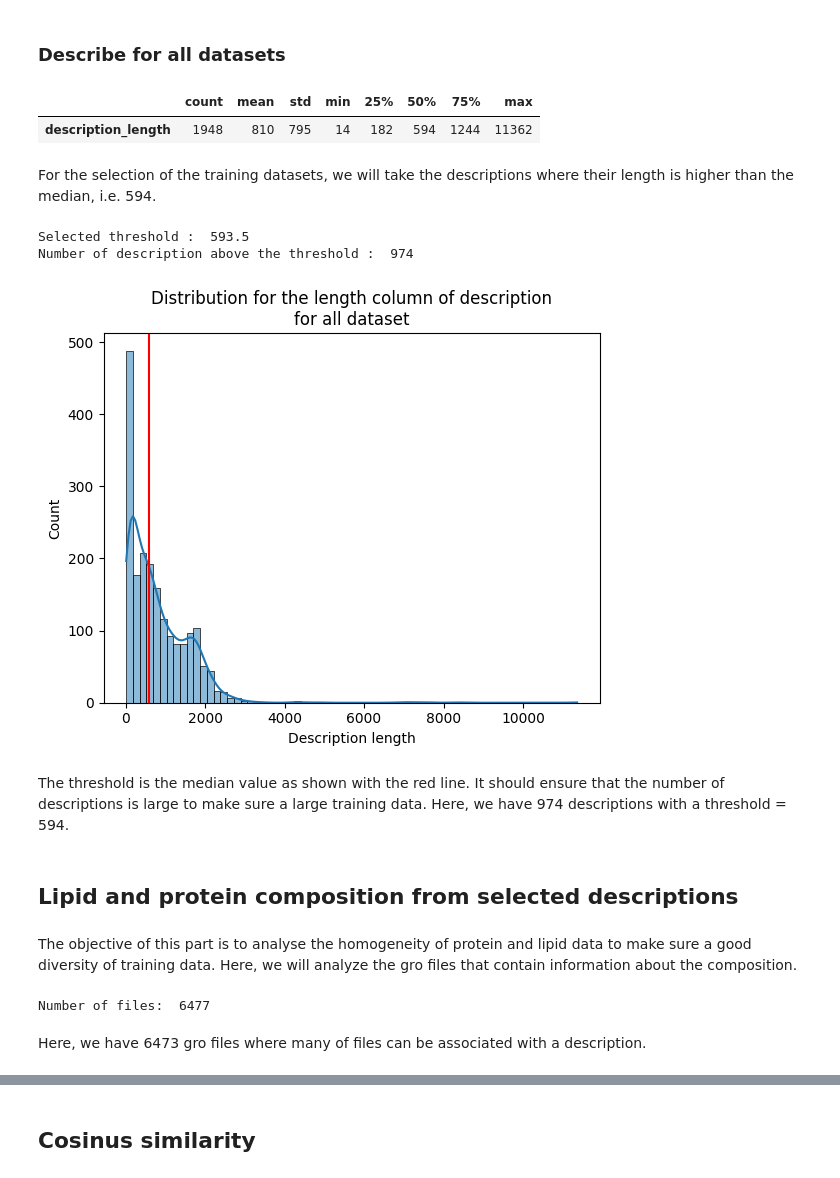
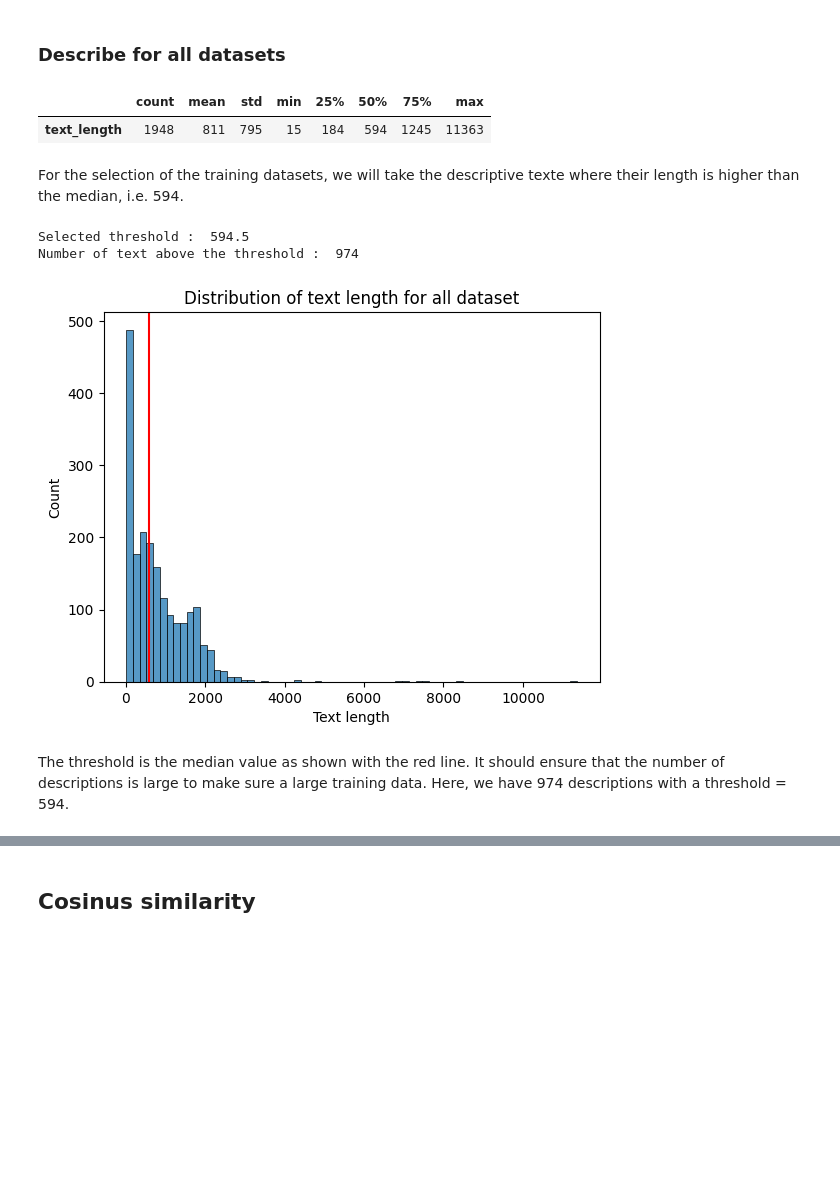
Before and after one commit to pierrepo/mdner, a Jupyter notebook: notebooks/annotation_analysis.ipynb, the cells around one changed output, grey strips where cells are left out. Cells and saved outputs as stored; diff of their text form; code cells hidden in the pictures; blank space fills up the shorter version.

```diff
--- a/notebooks/annotation_analysis.ipynb
+++ b/notebooks/annotation_analysis.ipynb
@@ -15,10 +15,11 @@ from sklearn.metrics.pairwise import cosine_similarity
 datasets = pd.read_parquet(
     "https://sandbox.zenodo.org/record/1169962/files/datasets.parquet"
 )
-# Create a description length column
+# Create a text column and text length column
 df = datasets.copy()
-df.loc[:, "description_length"] = df["description"].str.len() + df["title"].str.len()
-if df["description_length"].isnull().values.any():
-    df = df.dropna(subset = ["description_length", "title", "description"])
-print("Number of description : ", df.shape[0])
+df.loc[:, "text_length"] = df["description"].str.len() + df["title"].str.len() + 1
+df["text_dataset"] = df["title"] + " " + df["description"]
+if df["text_length"].isnull().values.any():
+    df = df.dropna(subset = ["text_length", "title", "description"])
+print("Number of descriptive text : ", df.shape[0])
 # %% [output]
@@ -68,52 +69,24 @@ The histograms show us the number of datasets according to the length of their d
 # %% [markdown]
 ### Describe for all datasets
 # %%
-pd.DataFrame(df["description_length"].describe()).transpose()
+pd.DataFrame(df["text_length"].describe()).transpose()
 # %% [output]
 |  | count | mean | std | min | 25% | 50% | 75% | max |
-| description_length | 1948 | 810 | 795 | 14 | 182 | 594 | 1244 | 11362 |
+| text_length | 1948 | 811 | 795 | 15 | 184 | 594 | 1245 | 11363 |
 # %% [markdown]
-For the selection of the training datasets, we will take the descriptions where their length is higher than the median, i.e. 594.
+For the selection of the training datasets, we will take the descriptive texte where their length is higher than the median, i.e. 594.
 # %%
-threshold = df["description_length"].describe()["50%"]
-plt.title("Distribution for the length column of description\nfor all dataset")
-sns.histplot(data=df, x="description_length", kde=True)
+threshold = df["text_length"].describe()["50%"]
+plt.title("Distribution of text length for all dataset")
+sns.histplot(data=df, x="text_length")
 plt.axvline(x = threshold, color = "red", label = 'axvline - full height')
-plt.xlabel("Description length")
+plt.xlabel("Text length")
 print("Selected threshold : ", threshold)
-print("Number of description above the threshold : ", len(df[df["description_length"] > threshold]))
+print("Number of text above the threshold : ", len(df[df["text_length"] > threshold]))
 plt.show()
 # %% [output]
-Selected threshold :  593.5
-Number of description above the threshold :  974
+Selected threshold :  594.5
+Number of text above the threshold :  974
-[figure, old version]
+[figure, new version]
 # %% [markdown]
 The threshold is the median value as shown with the red line. It should ensure that the number of descriptions is large to make sure a large training data. Here, we have 974 descriptions with a threshold = 594.
-# %% [markdown]
-## Lipid and protein composition from selected descriptions
-# %% [markdown]
-The objective of this part is to analyse the homogeneity of protein and lipid data to make sure a good diversity of training data. Here, we will analyze the gro files that contain information about the composition.
-# %%
-# Load gro data
-gro = pd.read_parquet(
-    "https://sandbox.zenodo.org/record/1169962/files/gromacs_gro_files.parquet"
-)
-# Merge to obtain the description with the associated gro file.
-gro_data = pd.merge(
-    gro,
-    datasets,
-    how="left",
-    on=["dataset_id", "dataset_origin"],
-    validate="many_to_one",
-)
-
-# Select gro files associed to the selected descriptions
-gro_data.loc[:, "description_length"] = gro_data["description"].str.len() + gro_data["title"].str.len()
-if gro_data["description_length"].isnull().values.any():
-    gro_data = gro_data.dropna(subset=["description_length", "title", "description"])
-gro_data = gro_data[gro_data["description_length"] > threshold]
-print("Number of files: ", gro_data.shape[0])
-# %% [output]
-Number of files:  6477
-# %% [markdown]
-Here, we have 6473 gro files where many of files can be associated with a description.
```
Also changed, not shown: parts of 18 cells of this notebook.
